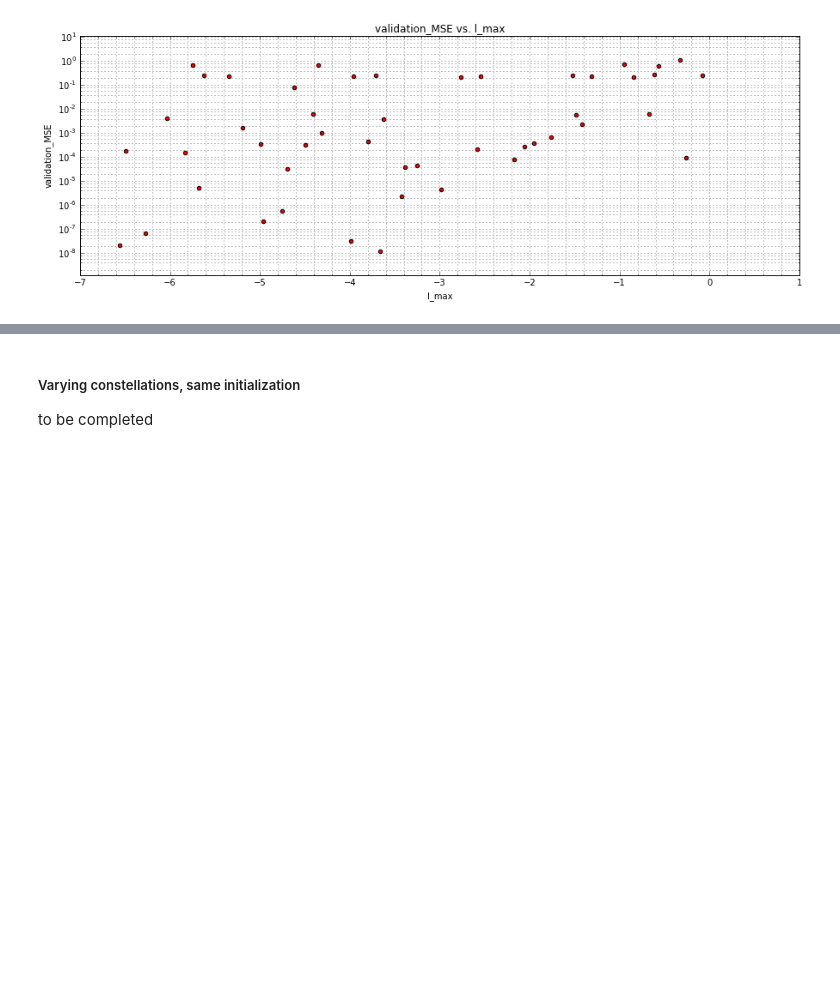
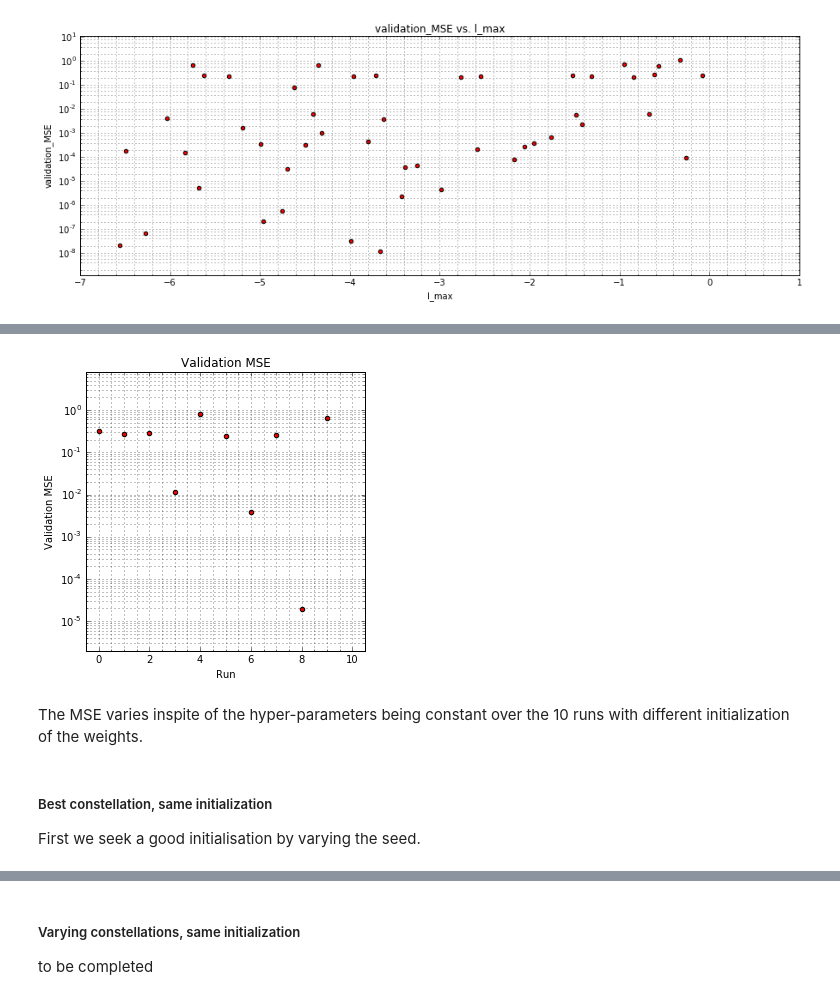
Before and after one commit to vadaszd/rsptime-simu, a Jupyter notebook: ReLU 03 - Hyper-parameters.ipynb, the cells around one changed output, grey strips where cells are left out. Saved outputs shown, nothing was run; the diff lists cells and outputs as text; code cells hidden in the pictures; blank space fills up the shorter version.

Commit message:
Hyper-parameters, initialization or data shuffling?

```diff
--- a/ReLU 03 - Hyper-parameters.ipynb
+++ b/ReLU 03 - Hyper-parameters.ipynb
@@ -449,2 +468,17 @@ to be completed
+# %%
+def plotRuns():
+    plt.figure(figsize=(5, 5))
+    plt.title('Validation MSE')
+    plt.grid(which='both')
+    plt.minorticks_on()
+    x = range(len(models))
+    y = [float(rnn.training_results['validation_MSE']) for rnn in models]
+    plt.scatter(x, y, c='red')
+    plt.yscale('log')
+    plt.ylim(min(y)/10, max(y)*10)
+    plt.xlim(-.5, len(x)+.5)
+    plt.xlabel("Run")
+    plt.ylabel("Validation MSE")
+    plt.show()
 # %% [markdown]
 ##### Best constellation, varying initializations
@@ -451,0 +509,9 @@ to be completed
+# %%
+plotRuns()
+# %% [output]
+[figure, added]
+# %% [markdown]
+The MSE varies inspite of the hyper-parameters being constant over the 10 runs with different initialization of the weights.
+# %% [markdown]
+##### Best constellation, same initialization
+First we seek a good initialisation by varying the seed.
```
Also changed, not shown: parts of 11 cells of this notebook.
